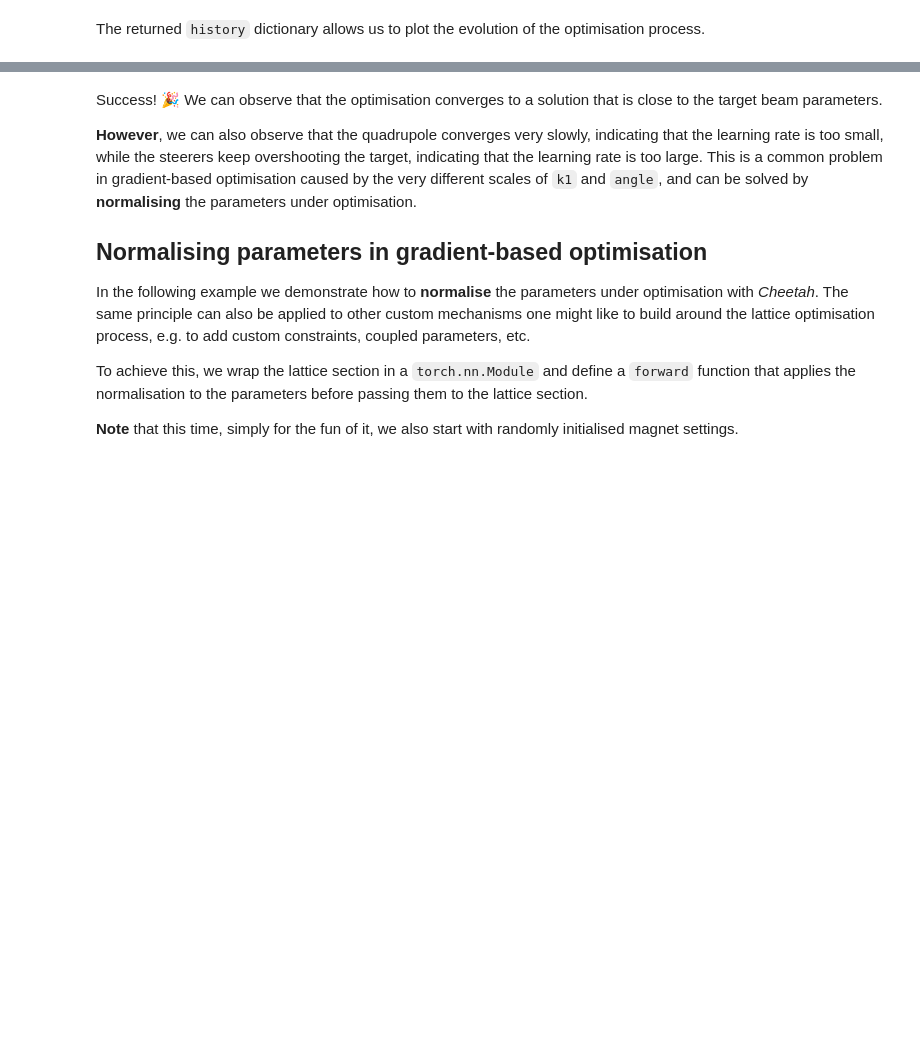
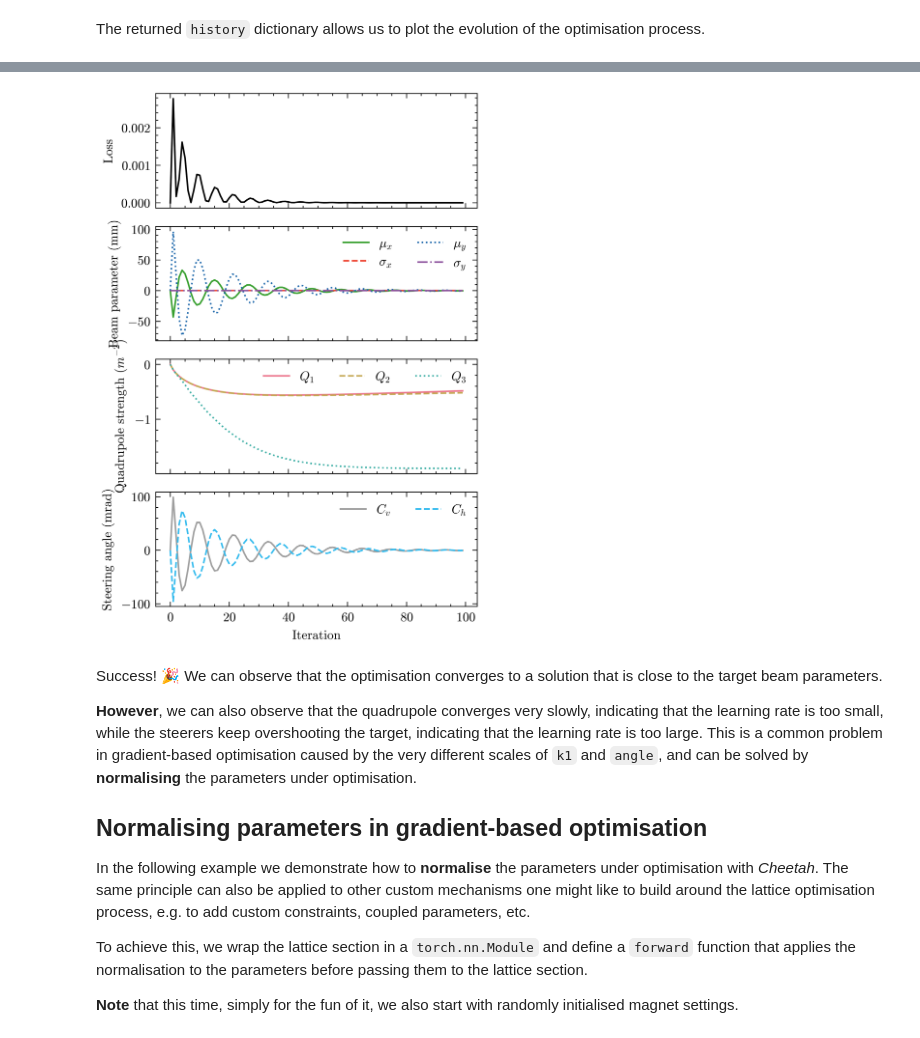
Before and after one commit to desy-ml/cheetah-demos, a Jupyter notebook: tuning/gradientbased.ipynb, the cells around one changed output, grey strips where cells are left out. Saved outputs shown, nothing was run; the diff lists cells and outputs as text; code cells hidden in the pictures; blank space fills up the shorter version.

```diff
--- a/tuning/gradientbased.ipynb
+++ b/tuning/gradientbased.ipynb
@@ -14,3 +16,5 @@ import cheetah
+# %%
+plt.style.use(["science", "ieee", "no-latex"])
 # %% [markdown]
 ## Simple example (without normalisation)
 
@@ -140,3 +175,7 @@ plt.show()
+# %%
+plot_history(history)
+# %% [output]
+[figure, added]
 # %% [markdown]
 Success! 🎉 We can observe that the optimisation converges to a solution that is close to the target beam parameters.
 
```
Also changed, not shown: parts of 4 cells of this notebook, 3 other files.
